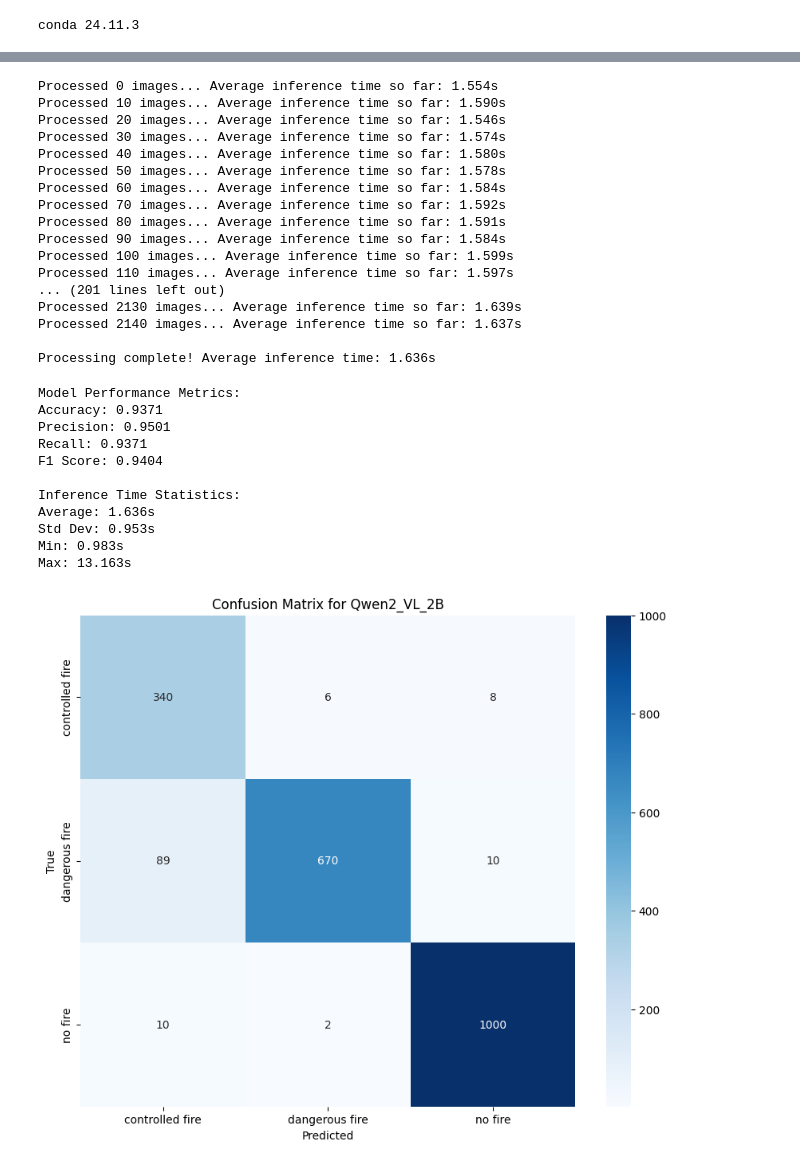
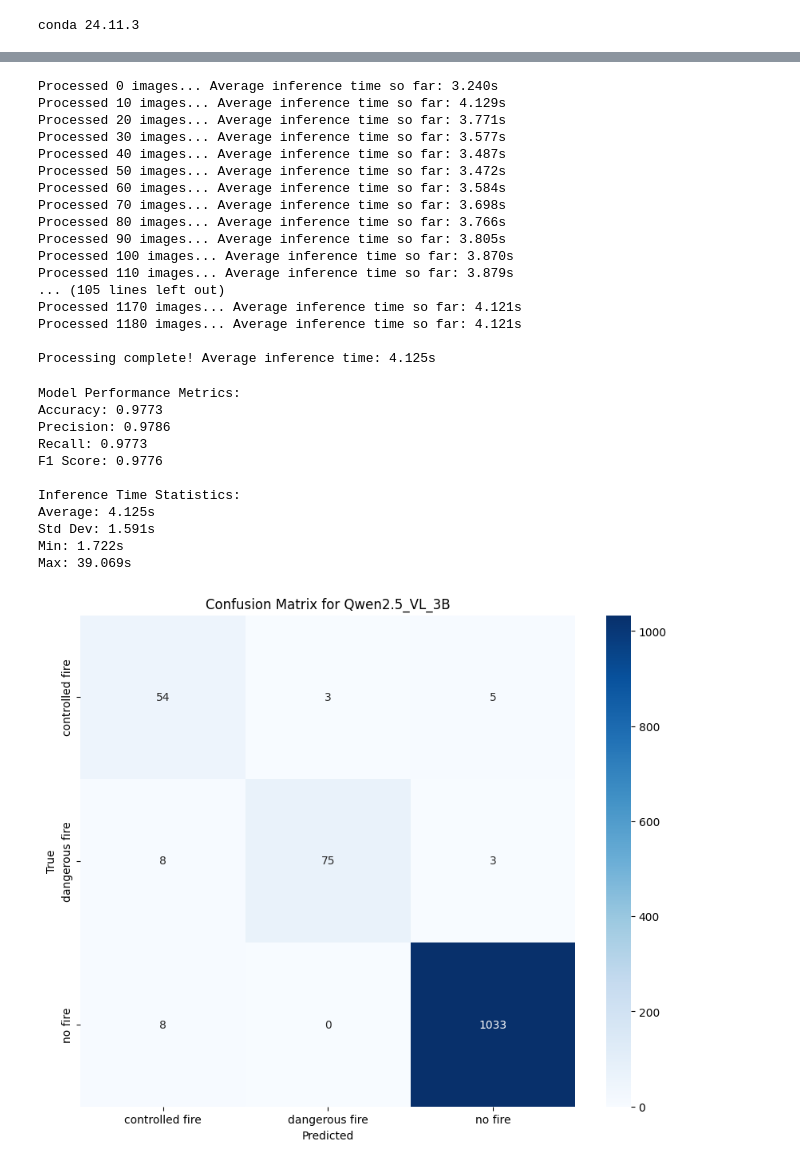
Before and after one commit to tmdeptrai/ContextFire-VLM, a Jupyter notebook: model_survey/qwen2_vl_2B.ipynb, the cells around one changed output, grey strips where cells are left out. Cells and saved outputs as stored; diff of their text form; code cells hidden in the pictures.

Commit message:
new dataset, new experiment results with qwen models

```diff
--- a/model_survey/qwen2_vl_2B.ipynb
+++ b/model_survey/qwen2_vl_2B.ipynb
@@ -23,7 +23,7 @@ import time
 import re, json
 # %%
 # Load ground truth data
-df = pd.read_csv('../fire_captions_combined.csv')
+df = pd.read_csv('../labels_v2.csv')
 print(f"Total samples in dataset: {len(df)}")
 df.head()
 # %% [output]
@@ -37,6 +37,6 @@ Total samples in dataset: 2145
 # %%
 # Initialize model and processor
-model_name = "Qwen/Qwen2-VL-2B-Instruct"
+model_name = "Qwen/Qwen2.5-VL-3B-Instruct"
 device = "cuda" if torch.cuda.is_available() else "cpu"
 
 processor = AutoProcessor.from_pretrained(model_name)
@@ -67,10 +67,9 @@ def process_image(image_path):
             "Do the following tasks:\n"
             "1: Summarize what you see in the image. Describe the environment, key objects, people, and any signs of fire or smoke.\n"
             "2: Based on your summary, classify the fire situation: "
-            "no fire(e.g., fire alarm, fire distinguisher,..), controlled fire (e.g., fireplace emitting, campfire, cooking, candles, match stick, lighter..) "
-            "or a dangerous/uncontrolled fire (e.g., curtains on fire, smoke on ceiling, couch on fire, bed sheet on fire, spreading fire on furniture..)?\n"
+            "no fire(e.g., fire alarm, fire distinguisher, laptop displaying fire, painting or drawing of fire..), controlled fire (e.g., active fireplace, campfire, cooking, candles, match stick, lighter..) or a dangerous/uncontrolled fire (e.g., curtains on fire, smoke on ceiling, couch on fire, bed sheet on fire, spreading fire towards flammable furniture..)\n"
             "Return only this JSON format:\n"
-            '{ "caption": "...", "label": "no fire"|"controlled fire"|"dangerous fire" }'
+            "{ \"caption\": \"...\", \"label\": \"no fire\"|\"controlled fire\"|\"dangerous fire\" }"
         )
 
         messages = [{
@@ -153,23 +152,23 @@ for idx, row in df.iterrows():
 
 print(f"\nProcessing complete! Average inference time: {np.mean(inference_times):.3f}s")
 # %% [output]
-Processed 0 images... Average inference time so far: 1.554s
-Processed 10 images... Average inference time so far: 1.590s
-Processed 20 images... Average inference time so far: 1.546s
-Processed 30 images... Average inference time so far: 1.574s
-Processed 40 images... Average inference time so far: 1.580s
-Processed 50 images... Average inference time so far: 1.578s
-Processed 60 images... Average inference time so far: 1.584s
-Processed 70 images... Average inference time so far: 1.592s
-Processed 80 images... Average inference time so far: 1.591s
-Processed 90 images... Average inference time so far: 1.584s
-Processed 100 images... Average inference time so far: 1.599s
-Processed 110 images... Average inference time so far: 1.597s
-... (201 lines left out)
-Processed 2130 images... Average inference time so far: 1.639s
-Processed 2140 images... Average inference time so far: 1.637s
+Processed 0 images... Average inference time so far: 3.240s
+Processed 10 images... Average inference time so far: 4.129s
+Processed 20 images... Average inference time so far: 3.771s
+Processed 30 images... Average inference time so far: 3.577s
+Processed 40 images... Average inference time so far: 3.487s
+Processed 50 images... Average inference time so far: 3.472s
+Processed 60 images... Average inference time so far: 3.584s
+Processed 70 images... Average inference time so far: 3.698s
+Processed 80 images... Average inference time so far: 3.766s
+Processed 90 images... Average inference time so far: 3.805s
+Processed 100 images... Average inference time so far: 3.870s
+Processed 110 images... Average inference time so far: 3.879s
+... (105 lines left out)
+Processed 1170 images... Average inference time so far: 4.121s
+Processed 1180 images... Average inference time so far: 4.121s
 
-Processing complete! Average inference time: 1.636s
+Processing complete! Average inference time: 4.125s
 # %%
 # Calculate metrics
 accuracy = accuracy_score(ground_truth, predictions)
@@ -191,36 +190,36 @@ print(f"Min: {np.min(inference_times):.3f}s")
 print(f"Max: {np.max(inference_times):.3f}s")
 # %% [output]
 Model Performance Metrics:
-Accuracy: 0.9371
-Precision: 0.9501
-Recall: 0.9371
-F1 Score: 0.9404
+Accuracy: 0.9773
+Precision: 0.9786
+Recall: 0.9773
+F1 Score: 0.9776
 
 Inference Time Statistics:
-Average: 1.636s
-Std Dev: 0.953s
-Min: 0.983s
-Max: 13.163s
+Average: 4.125s
+Std Dev: 1.591s
+Min: 1.722s
+Max: 39.069s
 # %%
 # Create and plot confusion matrix
 labels = sorted(list(set(ground_truth)))
 cm = confusion_matrix(ground_truth, predictions, labels=labels)
 
 plt.figure(figsize=(10, 8))
 sns.heatmap(
     cm,
     annot=True,
     fmt='d',
     cmap='Blues',
     xticklabels=labels,
     yticklabels=labels
 )
-plt.title('Confusion Matrix for Qwen2_VL_2B')
+plt.title('Confusion Matrix for Qwen2.5_VL_3B')
 plt.xlabel('Predicted')
 plt.ylabel('True')
 plt.show()
 # %% [output]
-[figure, old version]
+[figure, new version]
 # %%
 # Save results to CSV
 results_df = pd.DataFrame({
```
Also changed, not shown: parts of 2 cells of this notebook, 4 other files.
